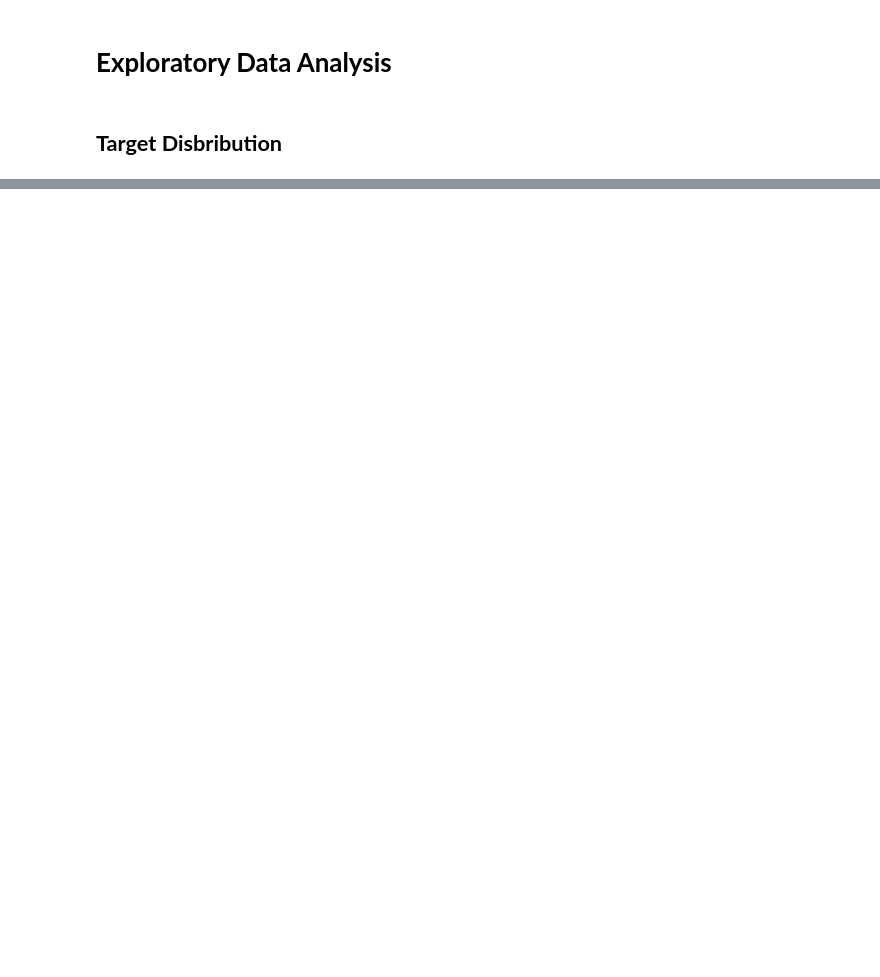
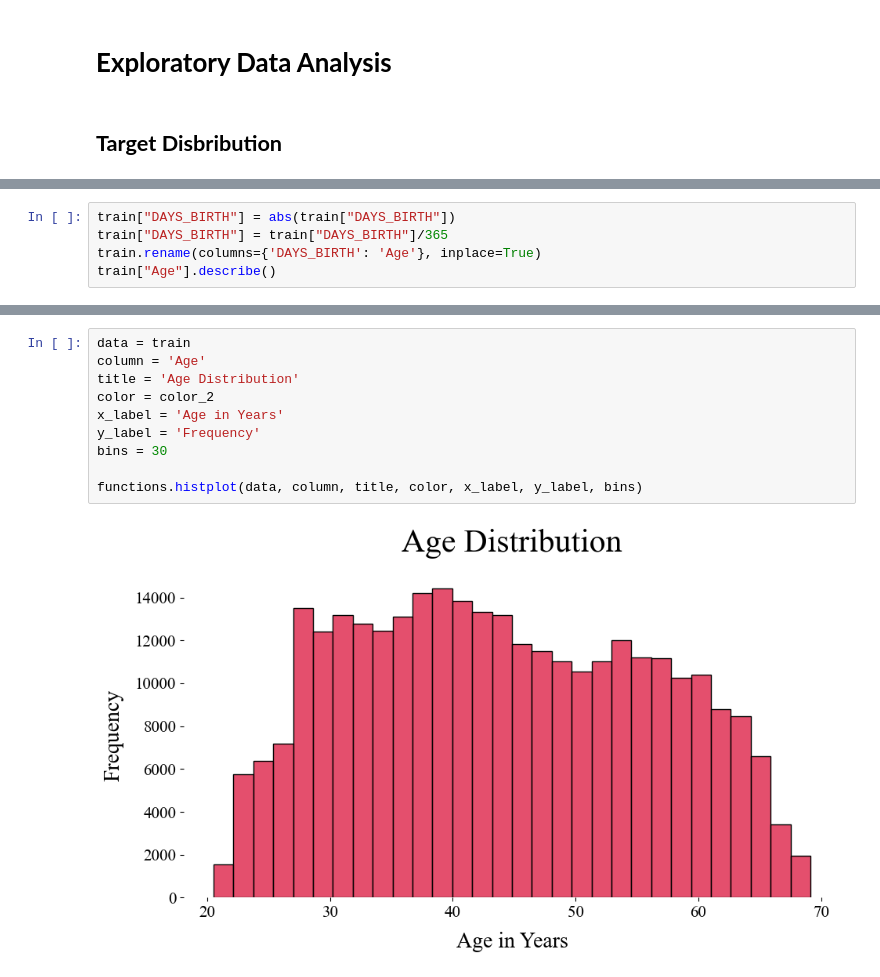
Before and after one commit to KevinNourian/Risk, a Jupyter notebook: Files/Risk 10.1.1.ipynb, the cells around one changed output, grey strips where cells are left out. Cells and saved outputs as stored; diff of their text form; blank space fills up the shorter version.

```diff
--- a/Files/Risk 10.1.1.ipynb
+++ b/Files/Risk 10.1.1.ipynb
@@ -218,0 +179,5 @@ Percentage of people who defaulted (no realty): 8.32 %
+# %%
+train["DAYS_BIRTH"] = abs(train["DAYS_BIRTH"])
+train["DAYS_BIRTH"] = train["DAYS_BIRTH"]/365
+train.rename(columns={'DAYS_BIRTH': 'Age'}, inplace=True)
+train["Age"].describe()
@@ -218,0 +194,12 @@ Percentage of people who defaulted (no realty): 8.32 %
+# %%
+data = train
+column = 'Age'
+title = 'Age Distribution'
+color = color_2
+x_label = 'Age in Years'
+y_label = 'Frequency'
+bins = 30
+
+functions.histplot(data, column, title, color, x_label, y_label, bins)
+# %% [output]
+[figure, added]
```
Also changed, not shown: parts of 56 cells of this notebook, 4 other files.
